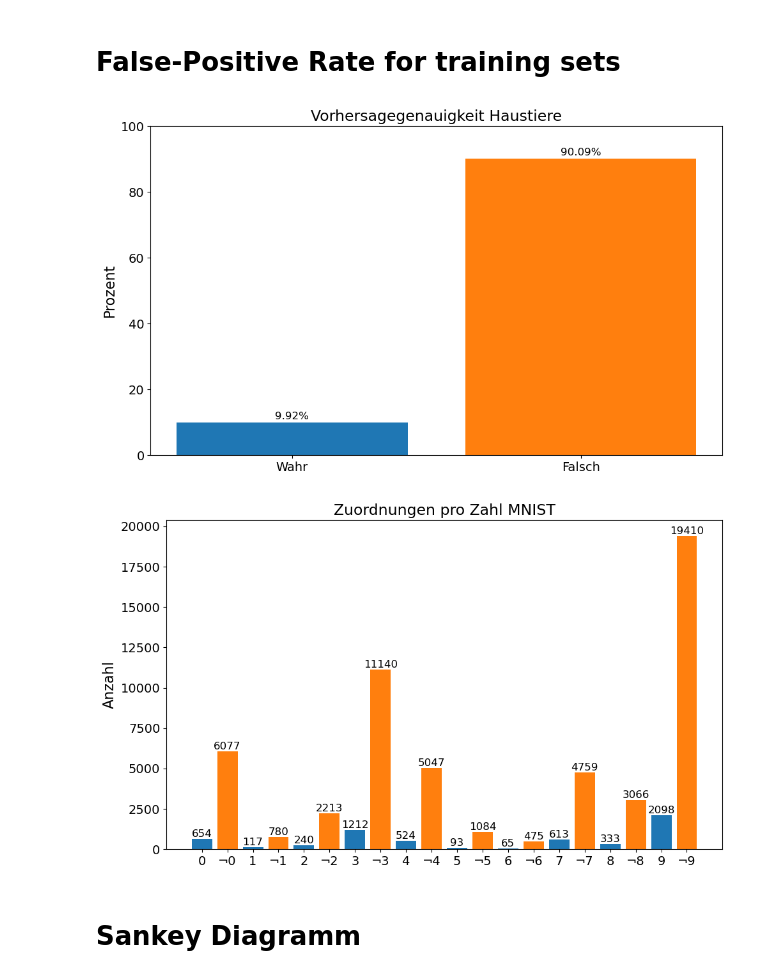
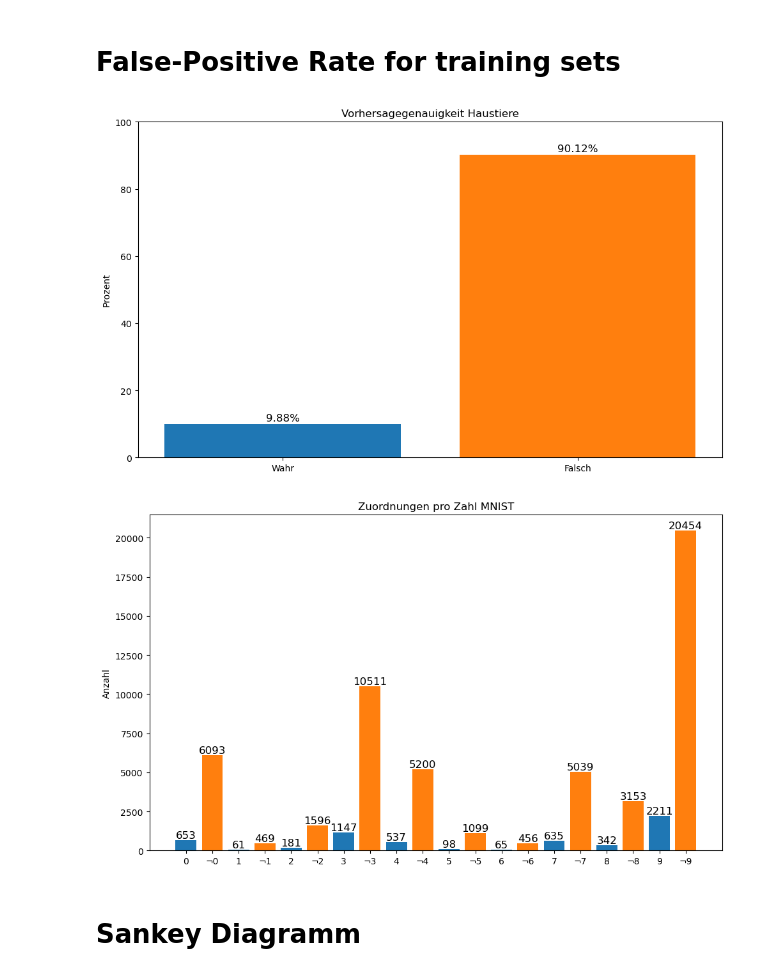
Before and after one commit to alexander-schl/data_challenges, a Jupyter notebook: true_hdp_hsmm.ipynb, the cells around one changed output. Saved outputs shown, nothing was run; the diff lists cells and outputs as text; code cells hidden in the pictures.

```diff
--- a/true_hdp_hsmm.ipynb
+++ b/true_hdp_hsmm.ipynb
@@ -234,7 +234,7 @@ device = torch.device("cpu")
 #with open("coin_features_pca_coin_clip.pkl", "rb") as f:
 #    data = pickle.load(f)
 
-with open("coin_features_pca_coin_clip_reverse.pkl", "rb") as f:
+with open("features_pca_numbers_clip.pkl", "rb") as f:
        data = pickle.load(f)
 
 
@@ -297,9 +297,9 @@ print(f"Loaded {len(group_data)} groups with {sum(len(g) for g in group_data)} t
 
 
 # Hyperparameters
-alpha_val = 5.0
+alpha_val = 50
 gamma_val = 1.0
-num_states = 2200
+num_states = 10
 #num_states = 82
 #num_states = 26
 obs_dim = group_data[0].shape[1] # dimensionality of feature vectors
@@ -309,7 +309,7 @@ obs_dim = group_data[0].shape[1] # dimensionality of feature vectors
 
 def model(groups):
     gamma = torch.tensor(gamma_val)
-    '''
+
     v_k = pyro.sample("v_k", dist.Kumaraswamy(torch.ones(num_states), torch.ones(num_states)).to_event(1))
 
     remaining_stick = torch.cumprod(1 - v_k, dim=-1)
@@ -319,6 +319,7 @@ def model(groups):
     '''
     beta_k = pyro.sample("beta_k", dist.Beta(1., gamma).expand([num_states]).to_event(1))
     beta = torch.cat([beta_k, 1 - beta_k.sum().unsqueeze(0)], dim=0)
+    '''
     mus = pyro.sample("mus", dist.Normal(torch.zeros(num_states, obs_dim), 5.0).to_event(2))
     sigmas = pyro.sample("sigmas", dist.HalfCauchy(torch.ones(num_states, obs_dim)).to_event(2))
 
@@ -339,8 +340,8 @@ def model(groups):
             pyro.sample(f"x_{g}", dist.Normal(mus[z_ng], sigmas[z_ng]).to_event(1), obs=group)
 
 def guide(groups):
-    '''
-    Using Stick breaking Process
+
+    #Using Stick breaking Process
     a = pyro.param("a", lambda: torch.ones(num_states) * 2.0, constraint=dist.constraints.greater_than(1e-2))
     b = pyro.param("b", lambda: torch.ones(num_states) * 2.0, constraint=dist.constraints.greater_than(1e-2))
     v_k = pyro.sample("v_k", dist.Kumaraswamy(a, b).to_event(1))
@@ -354,6 +355,7 @@ def guide(groups):
     '''
     beta_k_q = pyro.param("beta_k_q", lambda: torch.rand(num_states), constraint=dist.constraints.unit_interval)
     pyro.sample("beta_k", dist.Delta(beta_k_q).to_event(1))
+    '''
     #beta_k_q = pyro.param(
     #    "beta_k_q",
     #    lambda: torch.full((num_states,), 0.8),
@@ -469,17 +474,17 @@ dict_keys(['a', 'b', 'mus_loc', 'mus_scale', 'sigmas_scale', 'A_q', 'z0_q', 'pi_
 # Step 1: Extract posterior parameters
 mus = pyro.param("mus_loc").detach()
 sigmas = pyro.param("sigmas_scale").detach()
-beta_k_q = pyro.param("beta_k_q").detach()
-'''
+#beta_k_q = pyro.param("beta_k_q").detach()
+
 a = pyro.param("a").detach()
 b = pyro.param("b").detach()
 beta_k_q = a / (a + b)
-'''
+
 beta = torch.cat([beta_k_q, 1 - beta_k_q.sum().unsqueeze(0)])  # [num_states + 1]
 
 # Load paths
-image_paths = data["paths"]
-#image_paths = data["labels"]
+#image_paths = data["paths"]
+image_paths = data["labels"]
 
 # Assign image path to die
 coin_to_die = []  # updated
@@ -849,7 +854,7 @@ mpl.rcParams.update({
     "ytick.labelsize":11,
     "legend.fontsize": 11})
 # %%
-df = pd.read_csv("Numbers_assignment.csv")
+df = pd.read_csv("numbers_assignment.csv")
 #df['image_path'] = df['image_path'].str.extract(r'/[A-Za-z]+/([a-z]+)_preprocessed')
 # Calculate TP and FN for each class
 TP = {}
@@ -868,34 +873,34 @@ FN[1] = ((df["die_index"] == 1) & (df["image_path"] == "cat")).sum()
 total_correct = sum(TP.values())
 total_incorrect = sum(FN.values())
 Total = total_correct + total_incorrect
 
 # Plot
 labels = ["Wahr", "Falsch"]
 values = [total_correct / Total * 100, total_incorrect / Total * 100]  # percent
 colors = ["#1f77b4", "#ff7f0e"]  # Blue and orange
 
 plt.figure(figsize=(10, 6))
 bars = plt.bar(labels, values, color=colors)
 
 for bar in bars:
     height = bar.get_height()
     plt.text(
         bar.get_x() + bar.get_width() / 2,
         height + 0.5,
         f"{height:.2f}%",
         ha='center',
         va='bottom',
         fontsize=12
     )
 
 plt.ylim(0, 100)
 plt.ylabel("Prozent")
 
 plt.title("Vorhersagegenauigkeit Haustiere")
 plt.tight_layout()
 plt.show()
 # %% [output]
-[figure, old version]
+[figure, new version]
 # %%
 
 
@@ -932,7 +937,7 @@ plt.title("Zuordnungen pro Zahl MNIST")
 plt.tight_layout()
 plt.savefig("ZuordnungenMNIST.png")
 # %% [output]
-[figure, old version]
+[figure, new version]
 # %% [markdown]
 # Sankey Diagramm
 # %%
```
Also changed, not shown: parts of 3 cells of this notebook.
